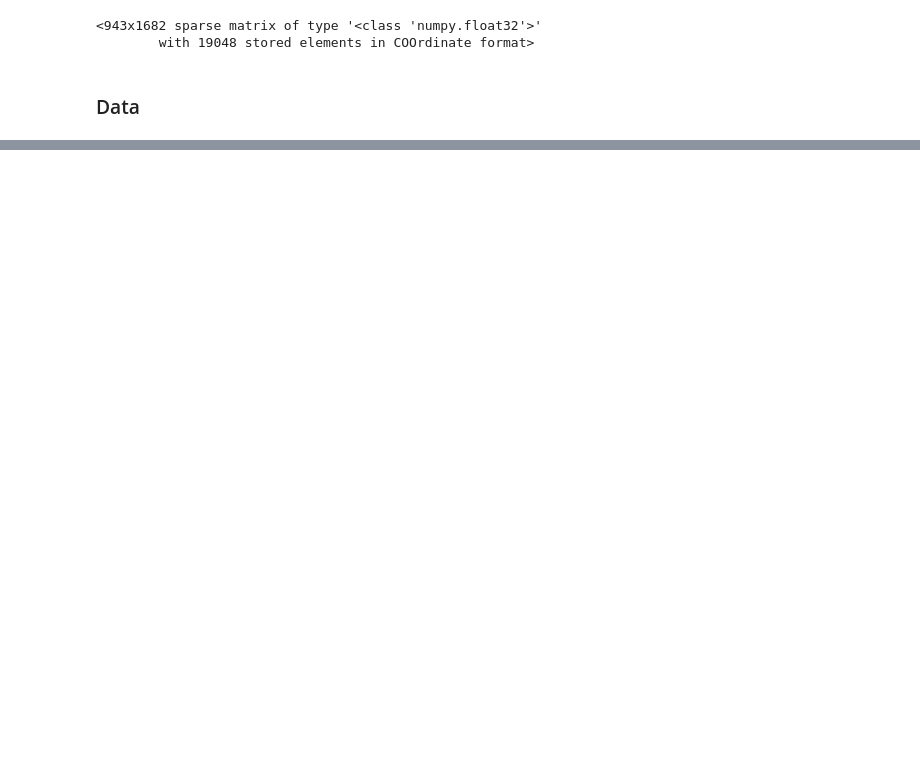
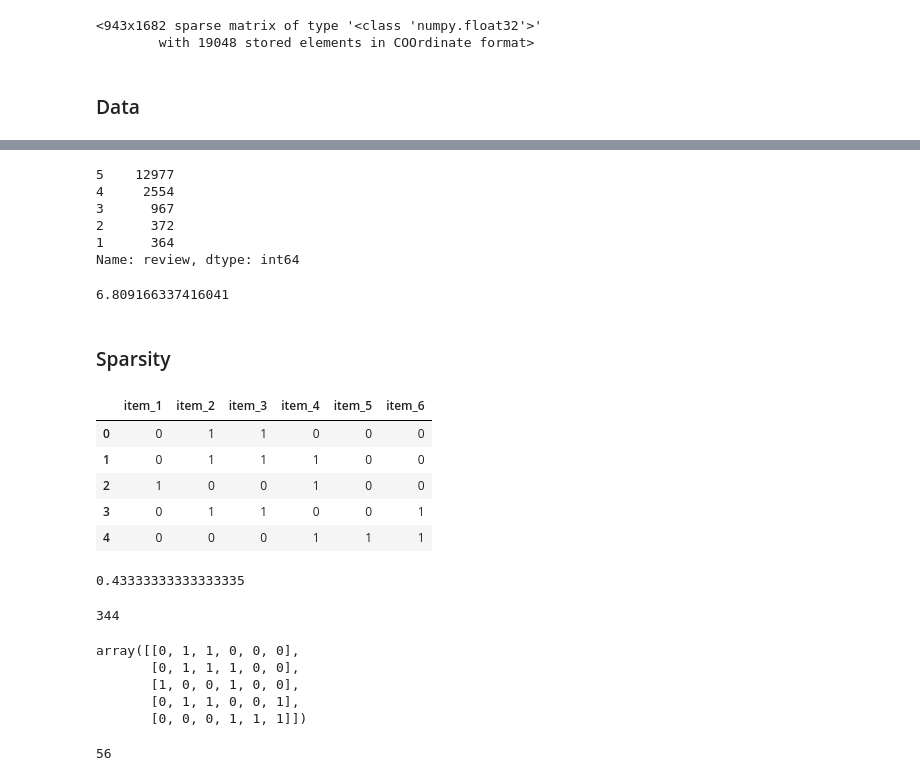
Before and after one commit to maxhumber/BRE, a Jupyter notebook: odsc.ipynb, the cells around one changed output, grey strips where cells are left out. Saved outputs shown, nothing was run; the diff lists cells and outputs as text; code cells hidden in the pictures; blank space fills up the shorter version.

```diff
--- a/odsc.ipynb
+++ b/odsc.ipynb
@@ -55,0 +297,51 @@ data['train']
+# %%
+df['review'].value_counts()
+# %% [output]
+5    12977
+4     2554
+3      967
+2      372
+1      364
+Name: review, dtype: int64
+# %%
+df.groupby('user')['item'].count().mean()
+# %% [output]
+6.809166337416041
+# %% [markdown]
+### Sparsity
+# %%
+ex = pd.DataFrame([
+    [0, 1, 1, 0, 0, 0],
+    [0, 1, 1, 1, 0, 0],
+    [1, 0, 0, 1, 0, 0],
+    [0, 1, 1, 0, 0, 1],
+    [0, 0, 0, 1, 1, 1]],
+    columns=['item_1', 'item_2', 'item_3', 'item_4', 'item_5', 'item_6'])
+
+ex
+# %% [output]
+|  | item_1 | item_2 | item_3 | item_4 | item_5 | item_6 |
+| 0 | 0 | 1 | 1 | 0 | 0 | 0 |
+| 1 | 0 | 1 | 1 | 1 | 0 | 0 |
+| 2 | 1 | 0 | 0 | 1 | 0 | 0 |
+| 3 | 0 | 1 | 1 | 0 | 0 | 1 |
+| 4 | 0 | 0 | 0 | 1 | 1 | 1 |
+# %%
+r, c = ex.shape
+ex.sum().sum() / (r * c)
+# %% [output]
+0.43333333333333335
+# %%
+import sys
+
+sys.getsizeof(ex)
+# %% [output]
+344
+# %%
+ex.values
+# %% [output]
+array([[0, 1, 1, 0, 0, 0],
+       [0, 1, 1, 1, 0, 0],
+       [1, 0, 0, 1, 0, 0],
+       [0, 1, 1, 0, 0, 1],
+       [0, 0, 0, 1, 1, 1]])
@@ -55,0 +352,4 @@ data['train']
+# %%
+sys.getsizeof(sx)
+# %% [output]
+56
```
Also changed, not shown: parts of 43 cells of this notebook, 4 other files.
